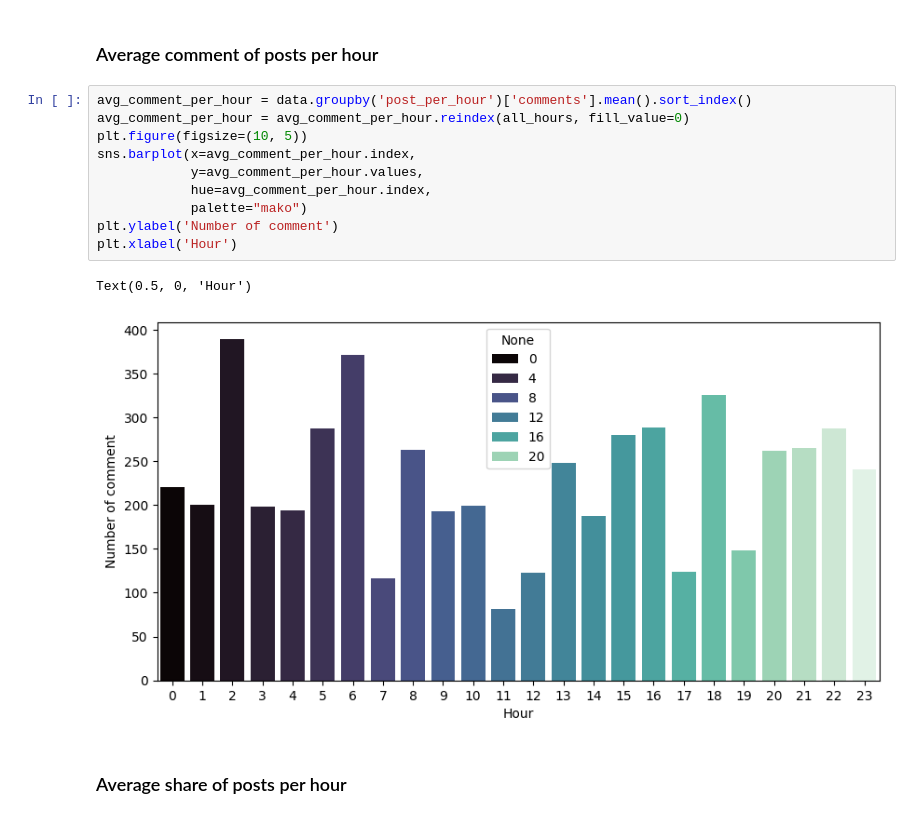
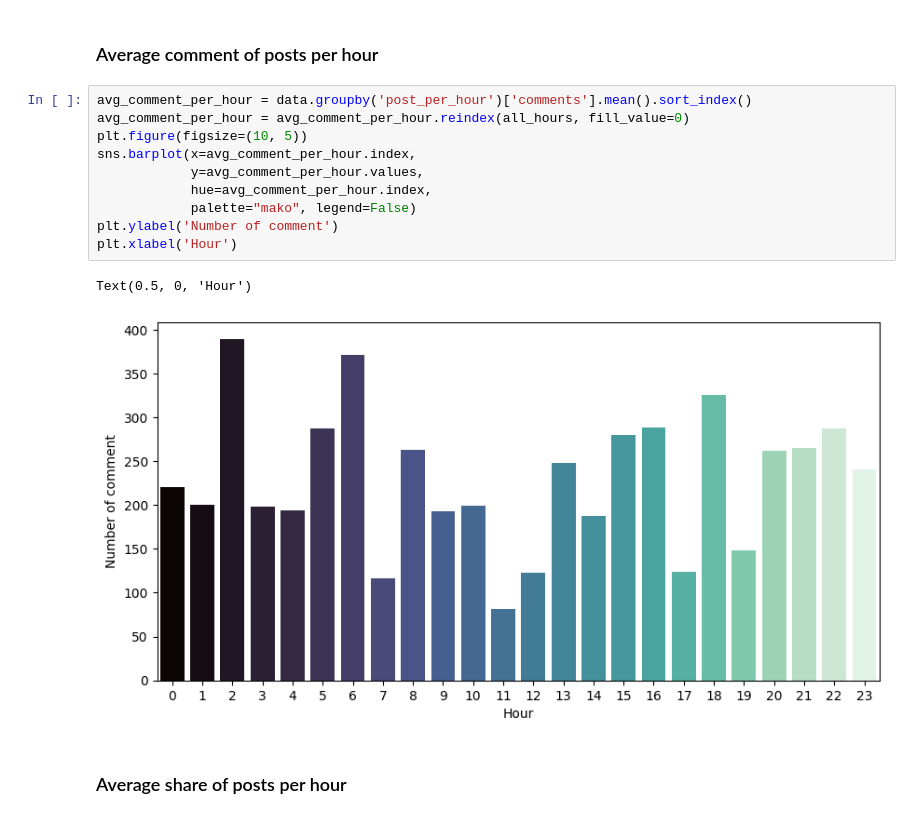
Before and after one commit to chirikatori/data-analyze-facebook, a Jupyter notebook: Analyzes.ipynb, the cells around one changed output. Cells and saved outputs as stored; diff of their text form.

```diff
--- a/Analyzes.ipynb
+++ b/Analyzes.ipynb
@@ -188,16 +192,16 @@ Text(0.5, 0, 'Hour')
 # %%
 avg_comment_per_hour = data.groupby('post_per_hour')['comments'].mean().sort_index()
 avg_comment_per_hour = avg_comment_per_hour.reindex(all_hours, fill_value=0)
 plt.figure(figsize=(10, 5))
 sns.barplot(x=avg_comment_per_hour.index,
             y=avg_comment_per_hour.values,
             hue=avg_comment_per_hour.index,
-            palette="mako")
+            palette="mako", legend=False)
 plt.ylabel('Number of comment')
 plt.xlabel('Hour')
 # %% [output]
 Text(0.5, 0, 'Hour')
-[figure, old version]
+[figure, new version]
 # %% [markdown]
 ### Average share of posts per hour
 # %%
```
Also changed, not shown: parts of 5 cells of this notebook, 3 other files.
